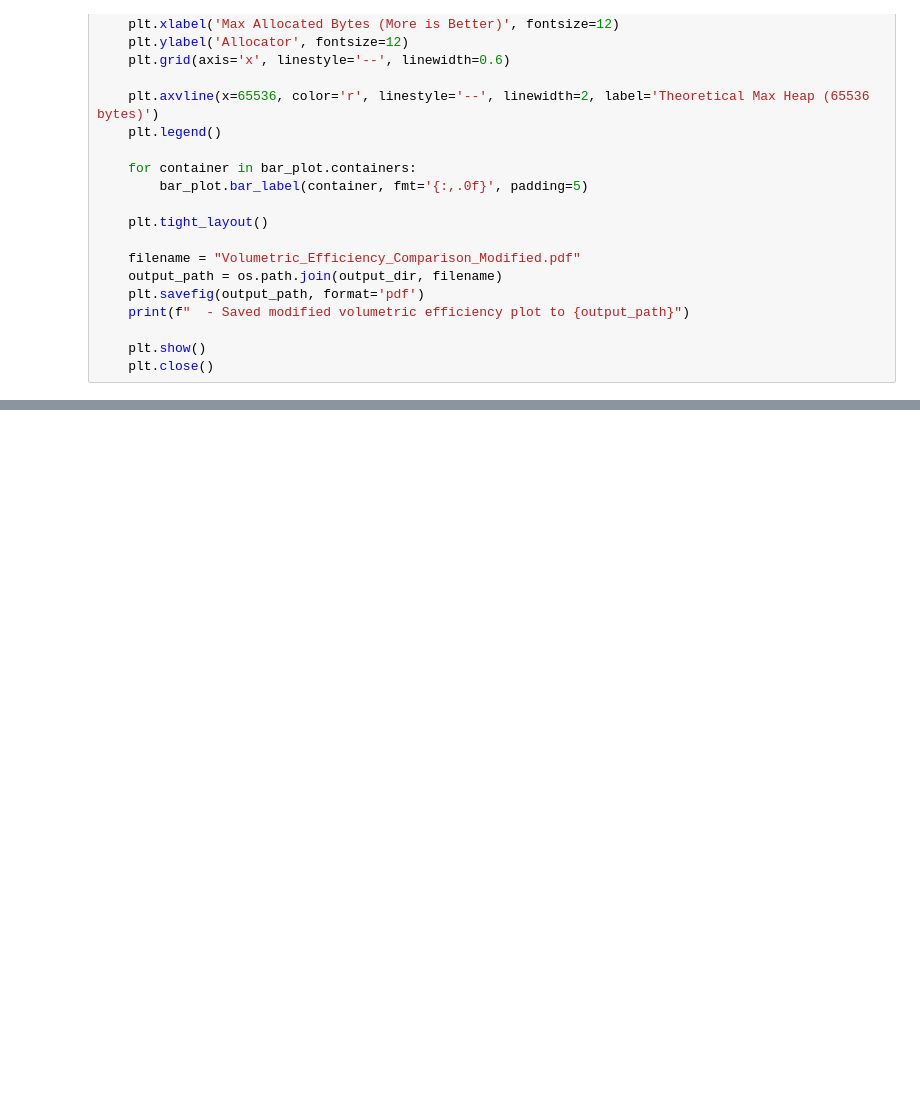
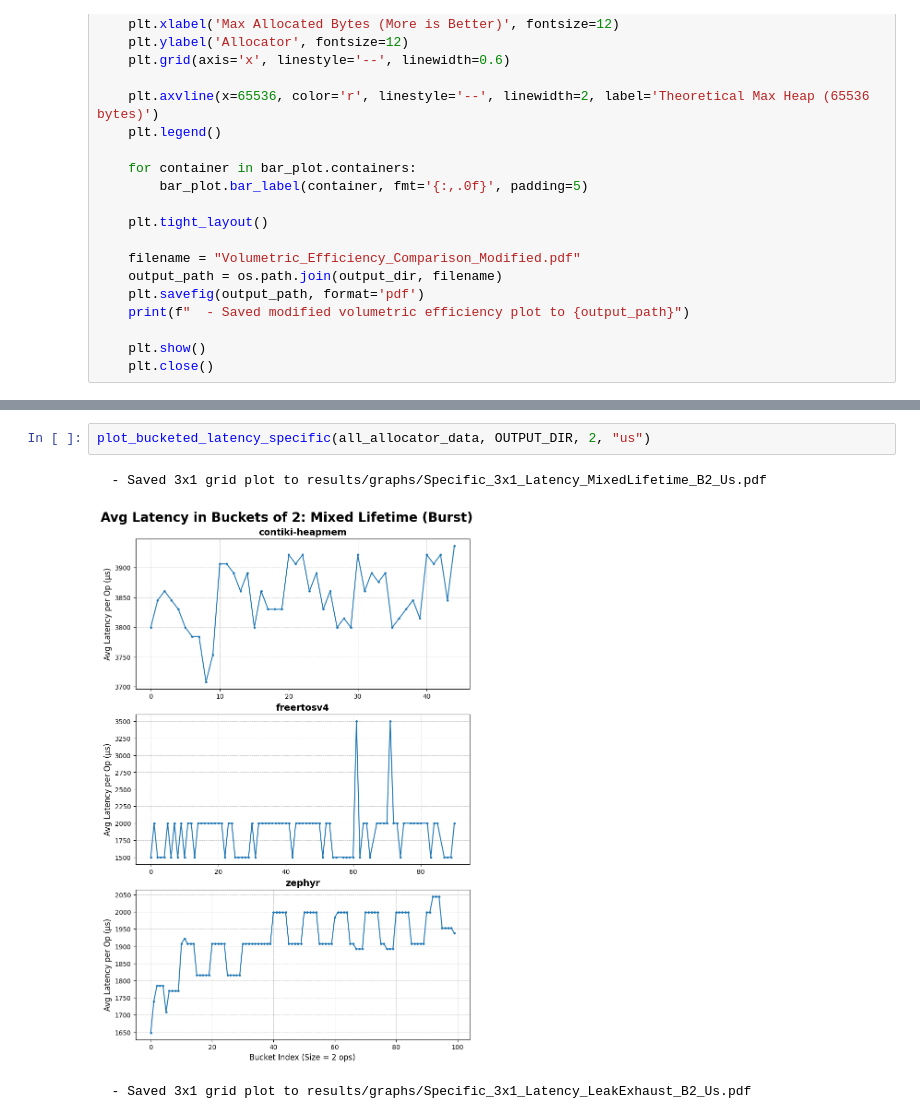
Before and after one commit to lmihaig/AEAgle, a Jupyter notebook: graphs.ipynb, the cells around one changed output, grey strips where cells are left out. Drawn from its saved outputs; the diff is of its cells as text; blank space fills up the shorter version.

```diff
--- a/graphs.ipynb
+++ b/graphs.ipynb
@@ -353,0 +517,6 @@ plot_volumetric_efficiency(all_allocator_data, OUTPUT_DIR)
+# %%
+plot_bucketed_latency_specific(all_allocator_data, OUTPUT_DIR, 2, "us")
+# %% [output]
+  - Saved 3x1 grid plot to results/graphs/Specific_3x1_Latency_MixedLifetime_B2_Us.pdf
+[figure, added]
+  - Saved 3x1 grid plot to results/graphs/Specific_3x1_Latency_LeakExhaust_B2_Us.pdf
```
Also changed, not shown: parts of 6 cells of this notebook, 10 other files.
